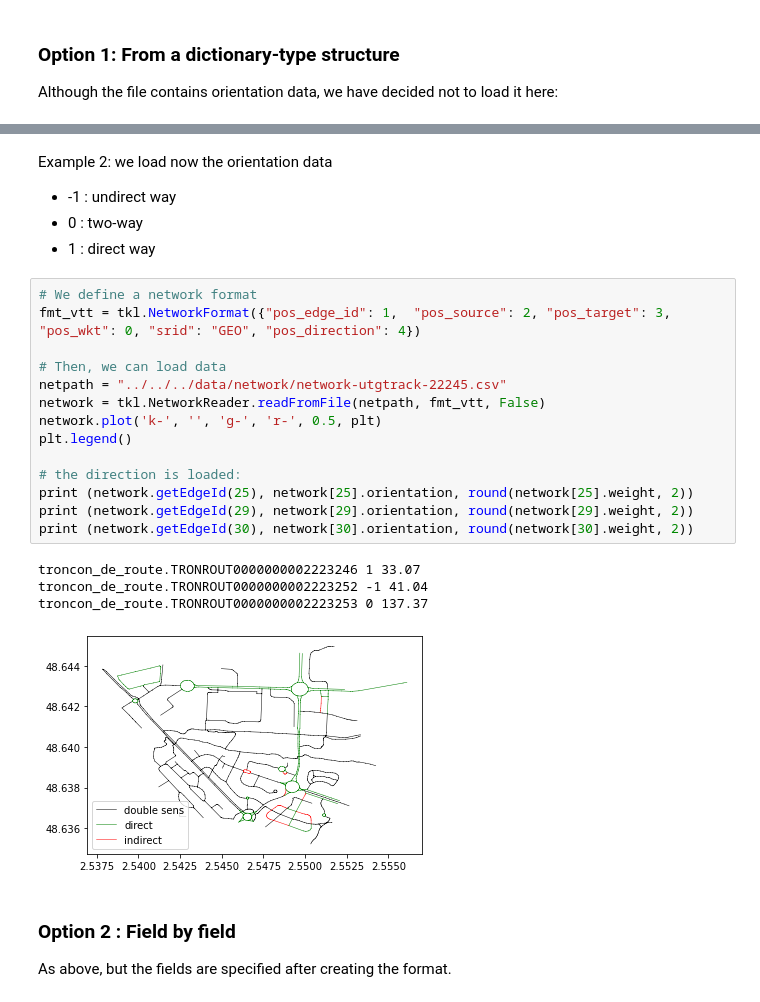
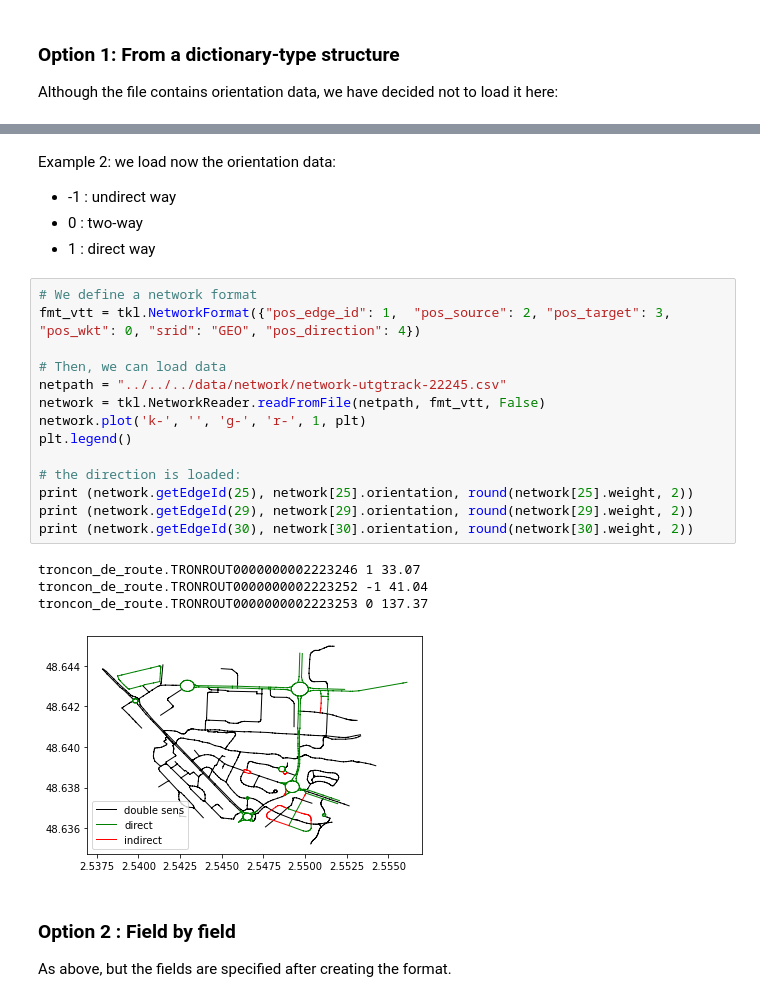
Before and after one commit to umrlastig/tracklib, a Jupyter notebook: doc/source/userguide/UG_IO_Network.ipynb, the cells around one changed output, grey strips where cells are left out. Cells and saved outputs as stored; diff of their text form.

Commit message:
doc network reader

```diff
--- a/doc/source/userguide/UG_IO_Network.ipynb
+++ b/doc/source/userguide/UG_IO_Network.ipynb
@@ -83,27 +84,27 @@ troncon_de_route.TRONROUT0000000002223253 0 137.37
 # %% [markdown]
-Example 2: we load now the orientation data
-* -1 : undirect way
-*  0 :  two-way
-*  1 : direct way
+Example 2: we load now the orientation data:
+- -1 : undirect way
+-  0 :  two-way
+-  1 : direct way
 # %%
 # We define a network format
 fmt_vtt = tkl.NetworkFormat({"pos_edge_id": 1,  "pos_source": 2, "pos_target": 3, "pos_wkt": 0, "srid": "GEO", "pos_direction": 4})
 
 # Then, we can load data
 netpath = "../../../data/network/network-utgtrack-22245.csv"
 network = tkl.NetworkReader.readFromFile(netpath, fmt_vtt, False)
-network.plot('k-', '', 'g-', 'r-', 0.5, plt)
+network.plot('k-', '', 'g-', 'r-', 1, plt)
 plt.legend()
 
 # the direction is loaded:
 print (network.getEdgeId(25), network[25].orientation, round(network[25].weight, 2))
 print (network.getEdgeId(29), network[29].orientation, round(network[29].weight, 2))
 print (network.getEdgeId(30), network[30].orientation, round(network[30].weight, 2))
 # %% [output]
 troncon_de_route.TRONROUT0000000002223246 1 33.07
 troncon_de_route.TRONROUT0000000002223252 -1 41.04
 troncon_de_route.TRONROUT0000000002223253 0 137.37
-[figure, old version]
+[figure, new version]
 # %% [markdown]
 ### Option 2 : Field by field
 
```
Also changed, not shown: parts of 4 cells of this notebook.
